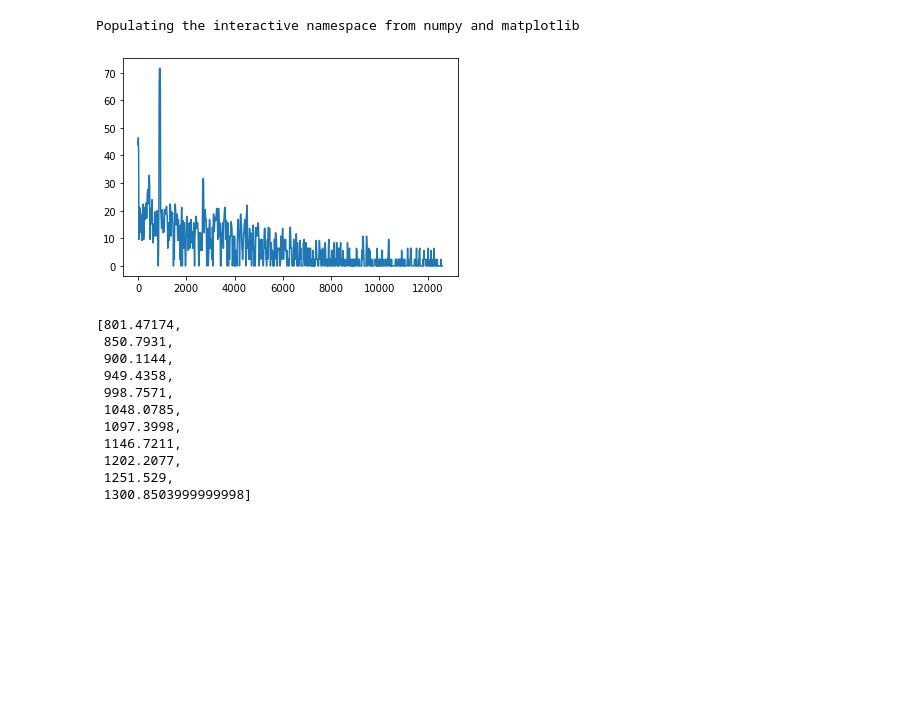
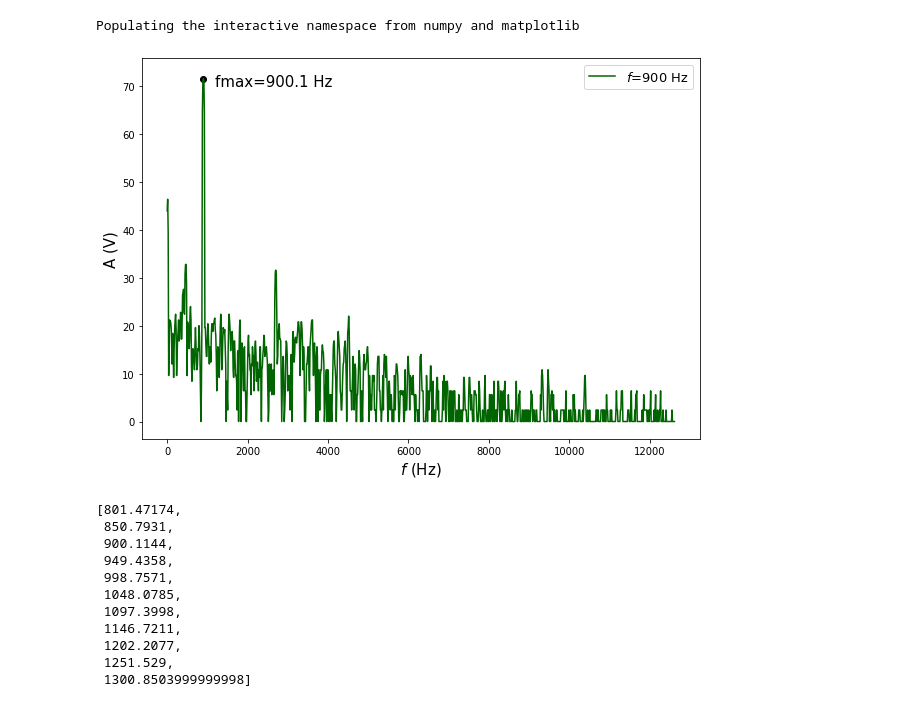
Before and after one commit to diegotg2000/Shot-noise-vs-sonido, a Jupyter notebook: analisis.ipynb, the cells around one changed output. Drawn from its saved outputs; the diff is of its cells as text; code cells hidden in the pictures; blank space fills up the shorter version.

```diff
--- a/analisis.ipynb
+++ b/analisis.ipynb
@@ -5,17 +5,23 @@ Populating the interactive namespace from numpy and matplotlib
 # %%
 NOMBRES=['f800.txt','f850.txt','f900.txt','f950.txt','f1000.txt','f1050.txt','f1100.txt','f1150.txt','f1200.txt','f1250.txt','f1300.txt']
 frecuencias_max=[]
 for string in NOMBRES:
     X=np.loadtxt(string, usecols=0)
     Y=np.loadtxt(string, usecols=1)
     if string=='f900.txt':
-        plt.plot(X,Y-np.min(Y),label=string)
+        plt.figure(figsize=(10,7))
+        plt.plot(X,Y-np.min(Y),label='$f$=900 Hz',c='darkgreen')
+        plt.xlabel('$f$ (Hz)', fontsize=15)
+        plt.ylabel('A (V)', fontsize=15)
+        plt.text(1200,70,'fmax=900.1 Hz', fontsize=15)
+        plt.scatter([900.114],[71.6],c='black')
+        plt.legend(fontsize=13)
     if string=='f950.txt':
         frecuencias_max.append(X[where(Y==max(Y))][1])
     else:
         frecuencias_max.append(mean(X[where(Y==max(Y))]))
 # %% [output]
-[figure, old version]
+[figure, new version]
 # %%
 frecuencias_max
 # %% [output]
```
